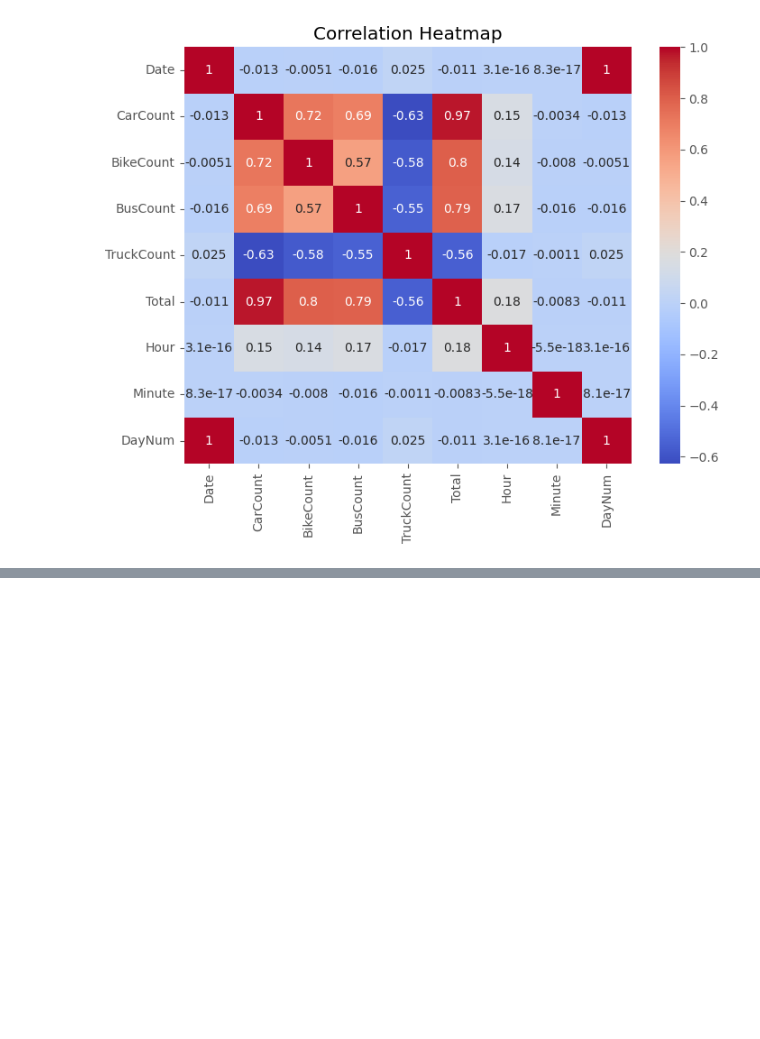
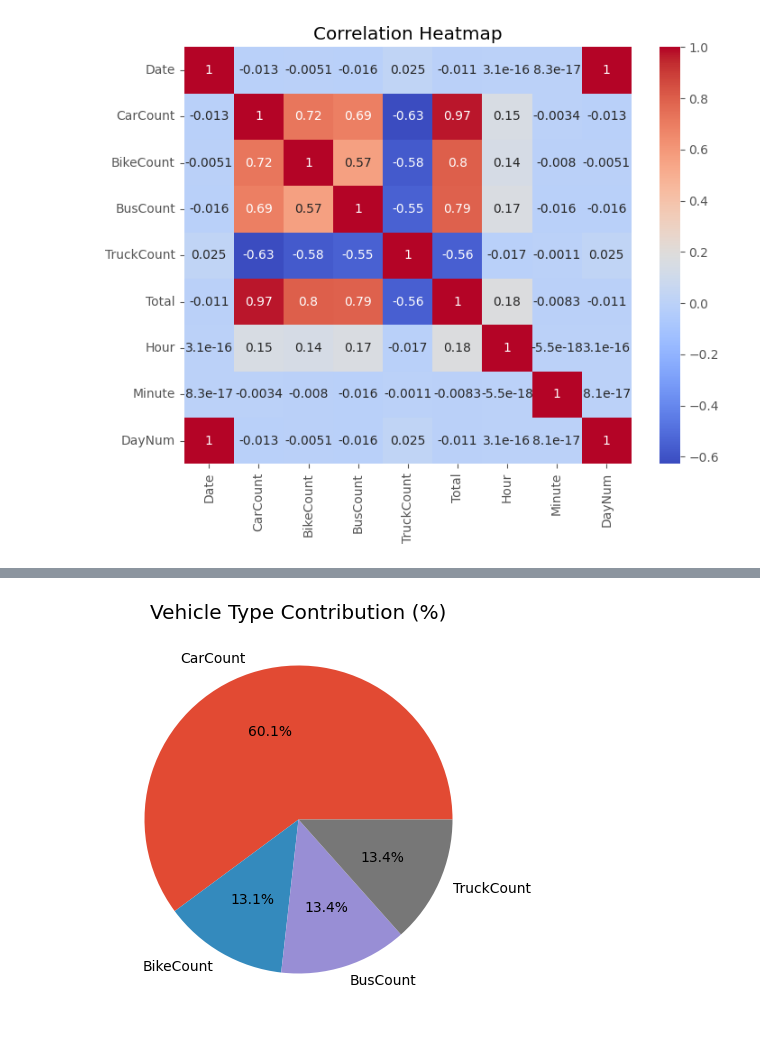
Before and after one commit to swayam614/Traffic_Management_Robotics, a Jupyter notebook: eda.ipynb, the cells around one changed output, grey strips where cells are left out. Saved outputs shown, nothing was run; the diff lists cells and outputs as text; code cells hidden in the pictures; blank space fills up the shorter version.

```diff
--- a/eda.ipynb
+++ b/eda.ipynb
@@ -179,0 +199,9 @@ plt.show()
+# %%
+totals = df[['CarCount','BikeCount','BusCount','TruckCount']].sum()
+
+plt.figure(figsize=(5,5))
+plt.pie(totals, labels=totals.index, autopct='%1.1f%%')
+plt.title("Vehicle Type Contribution (%)")
+plt.show()
+# %% [output]
+[figure, added]
```
Also changed, not shown: parts of 3 cells of this notebook.
